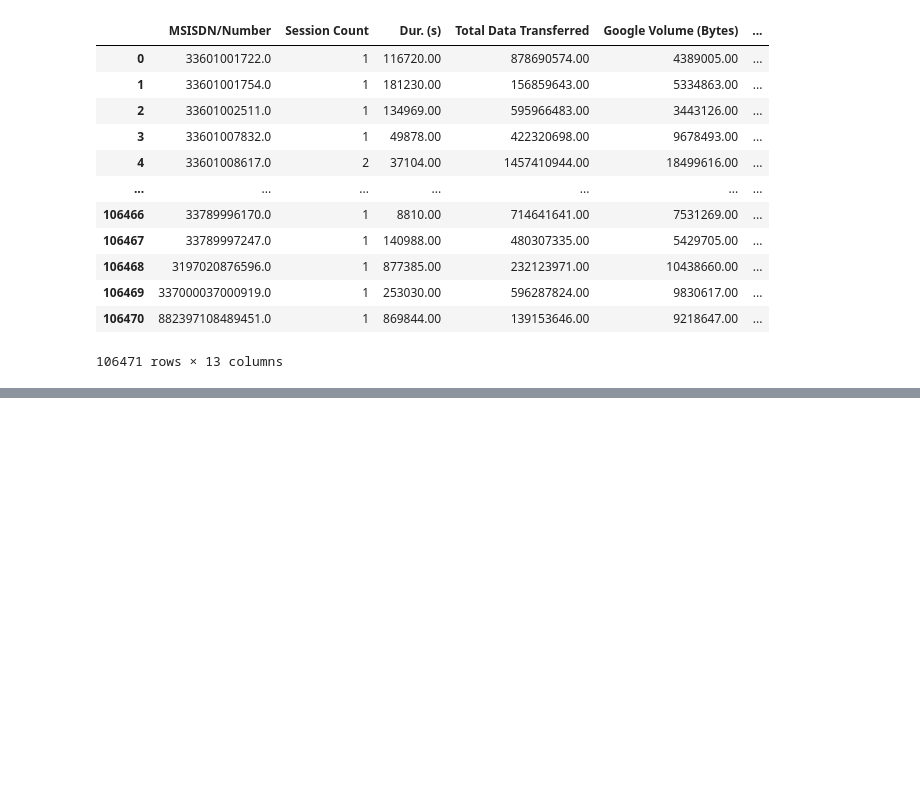
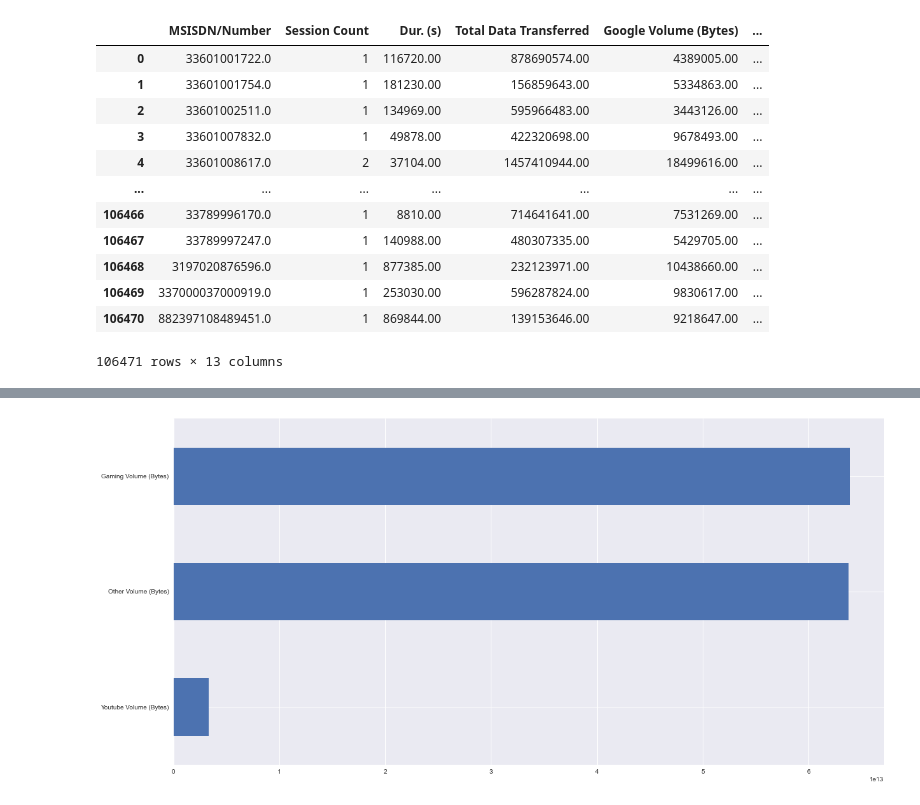
Before and after one commit to nahomfix/TellCo-Analysis, a Jupyter notebook: notebooks/user_engagement_analysis.ipynb, the cells around one changed output, grey strips where cells are left out. Drawn from its saved outputs; the diff is of its cells as text; code cells hidden in the pictures; blank space fills up the shorter version.

```diff
--- a/notebooks/user_engagement_analysis.ipynb
+++ b/notebooks/user_engagement_analysis.ipynb
@@ -221,0 +304,6 @@ traffic_per_app.sort_values(by="MSISDN/Number", ascending=False)[:10]
+# %%
+top_3_applications = volume_per_user[["Google Volume (Bytes)", "Netflix Volume (Bytes)", "Email Volume (Bytes)", "Youtube Volume (Bytes)", "Gaming Volume (Bytes)", "Social Media Volume (Bytes)", "Other Volume (Bytes)"]].sum().nlargest(3)
+# %%
+top_3_applications.plot(kind="barh", figsize=(20, 10)).invert_yaxis()
+# %% [output]
+[figure, added]
```
Also changed, not shown: parts of 16 cells of this notebook.
